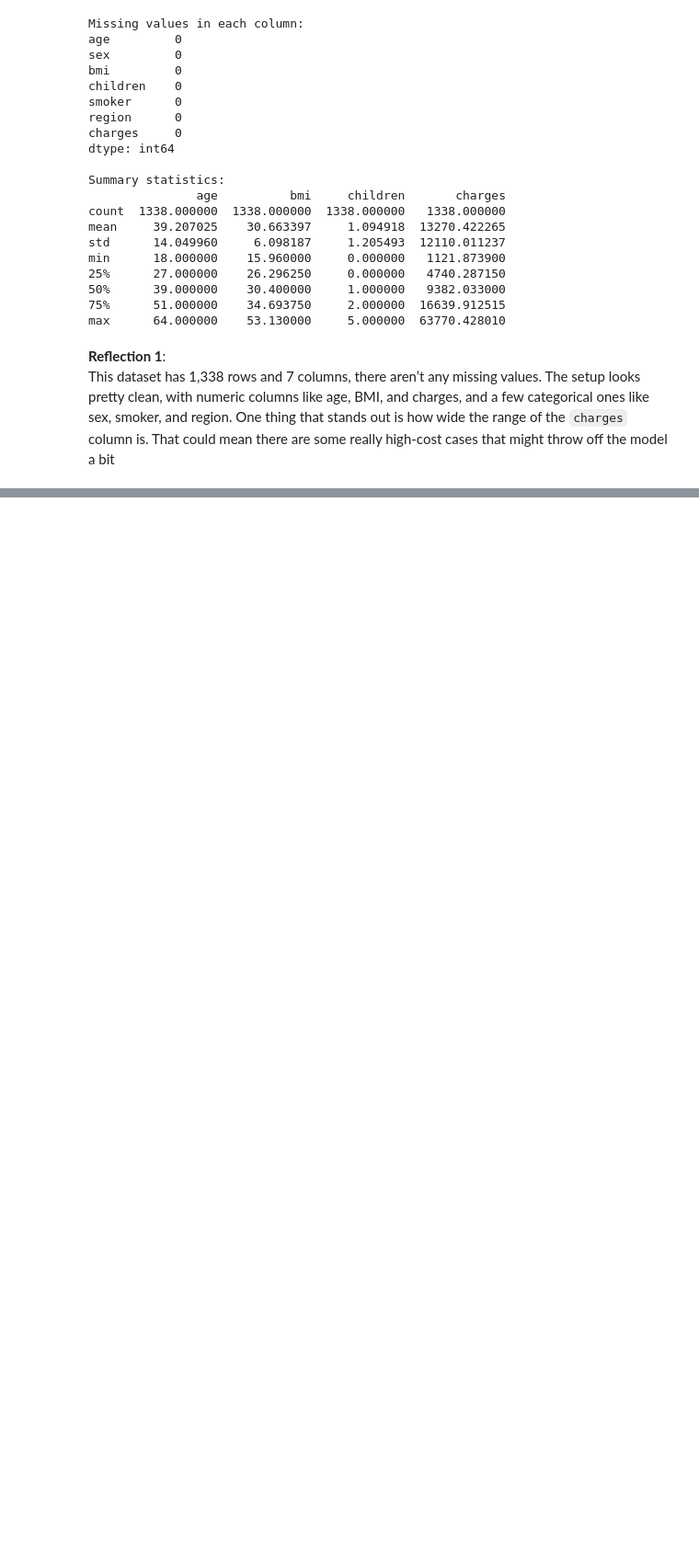
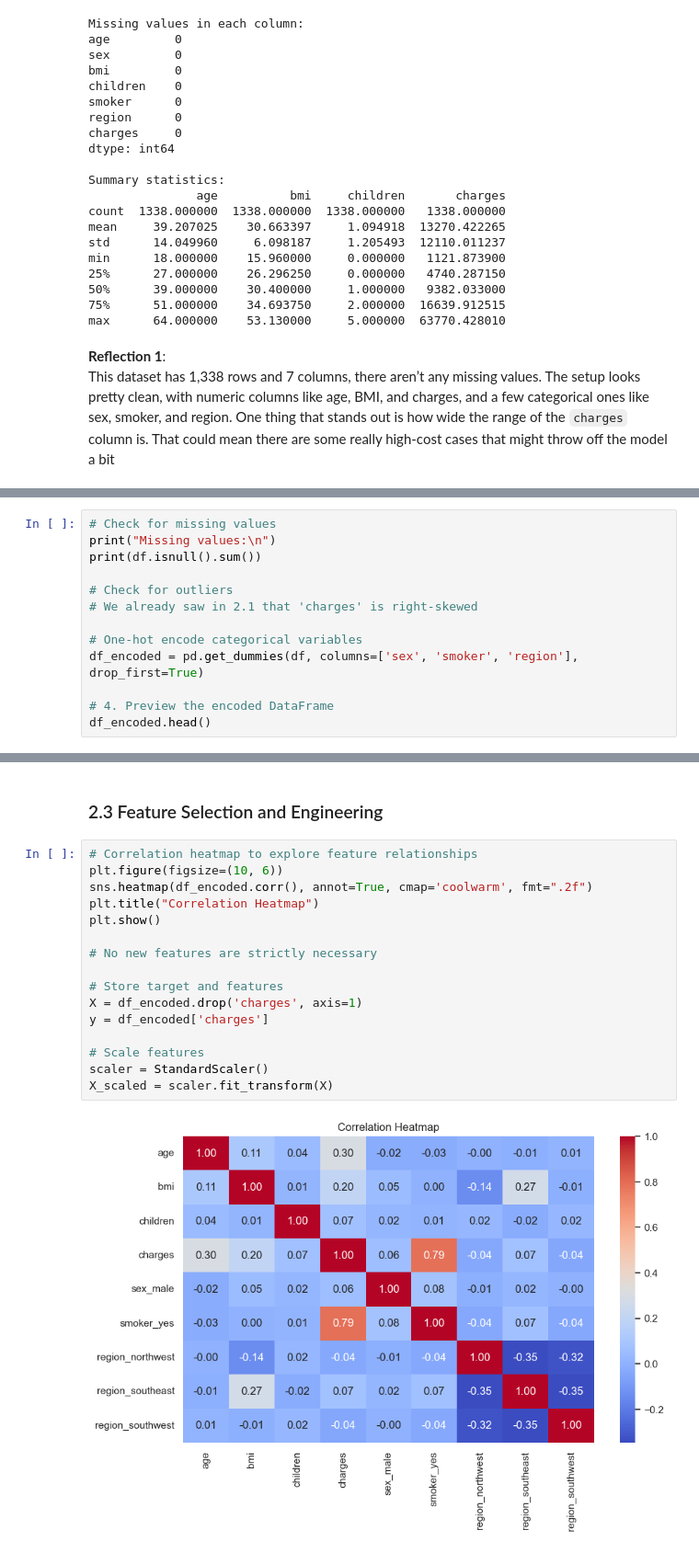
Before and after one commit to drodmay1/ml_regression_davidrm, a Jupyter notebook: regression_davidrm.ipynb, the cells around one changed output, grey strips where cells are left out. Shown: that part at 92% size. Cells and saved outputs as stored; diff of their text form; blank space fills up the shorter version.

Commit message:
Add feature engineering, scaling, and reflection 2

```diff
--- a/regression_davidrm.ipynb
+++ b/regression_davidrm.ipynb
@@ -121,0 +126,13 @@ charges skewness: 1.52
+# %%
+# Check for missing values
+print("Missing values:\n")
+print(df.isnull().sum())
+
+# Check for outliers
+# We already saw in 2.1 that 'charges' is right-skewed
+
+# One-hot encode categorical variables
+df_encoded = pd.get_dummies(df, columns=['sex', 'smoker', 'region'], drop_first=True)
+
+# 4. Preview the encoded DataFrame
+df_encoded.head()
@@ -121,0 +156,20 @@ charges skewness: 1.52
+# %% [markdown]
+### 2.3 Feature Selection and Engineering
+# %%
+# Correlation heatmap to explore feature relationships
+plt.figure(figsize=(10, 6))
+sns.heatmap(df_encoded.corr(), annot=True, cmap='coolwarm', fmt=".2f")
+plt.title("Correlation Heatmap")
+plt.show()
+
+# No new features are strictly necessary
+
+# Store target and features
+X = df_encoded.drop('charges', axis=1)
+y = df_encoded['charges']
+
+# Scale features
+scaler = StandardScaler()
+X_scaled = scaler.fit_transform(X)
+# %% [output]
+[figure, added]
```
Also changed, not shown: parts of 6 cells of this notebook.
